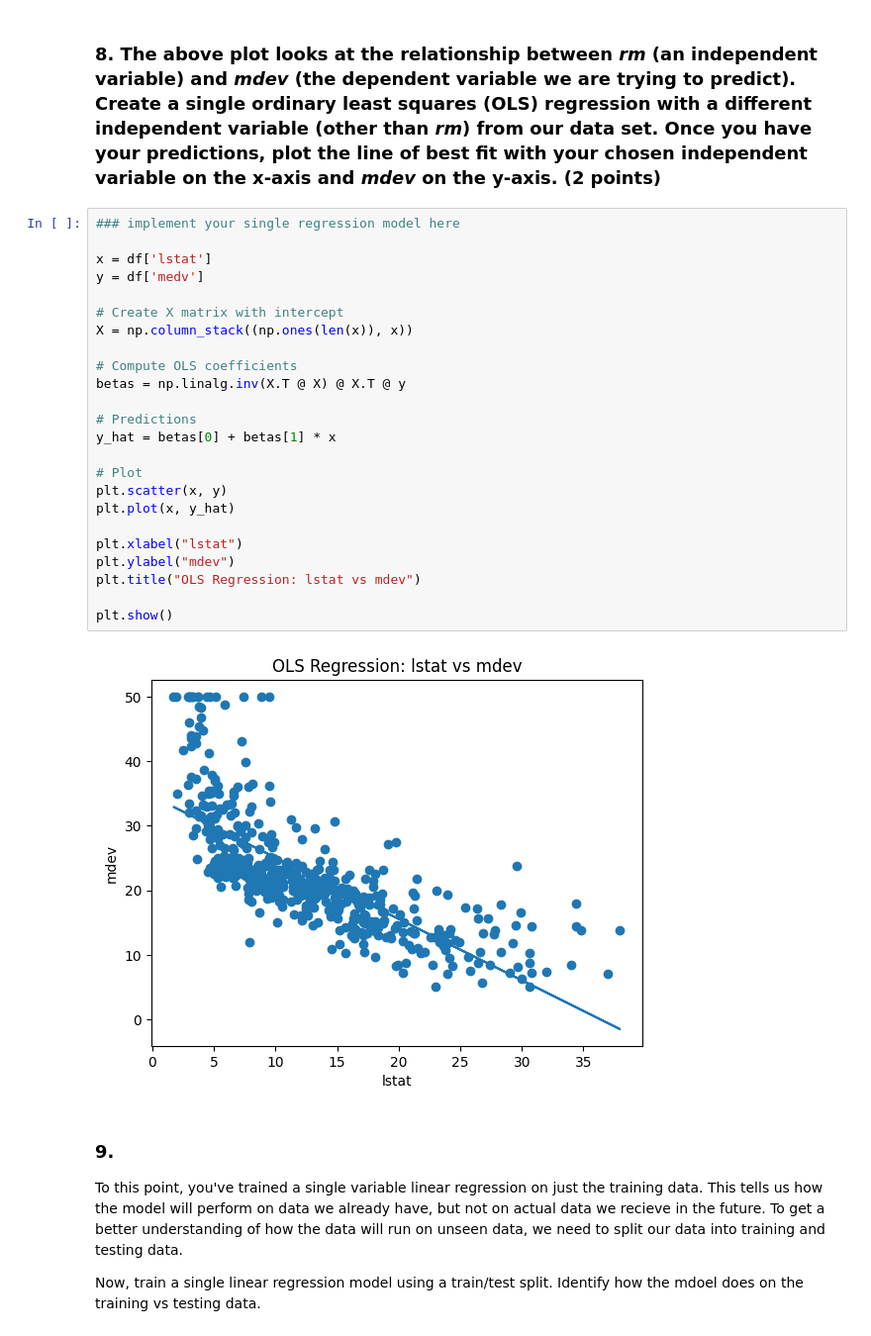
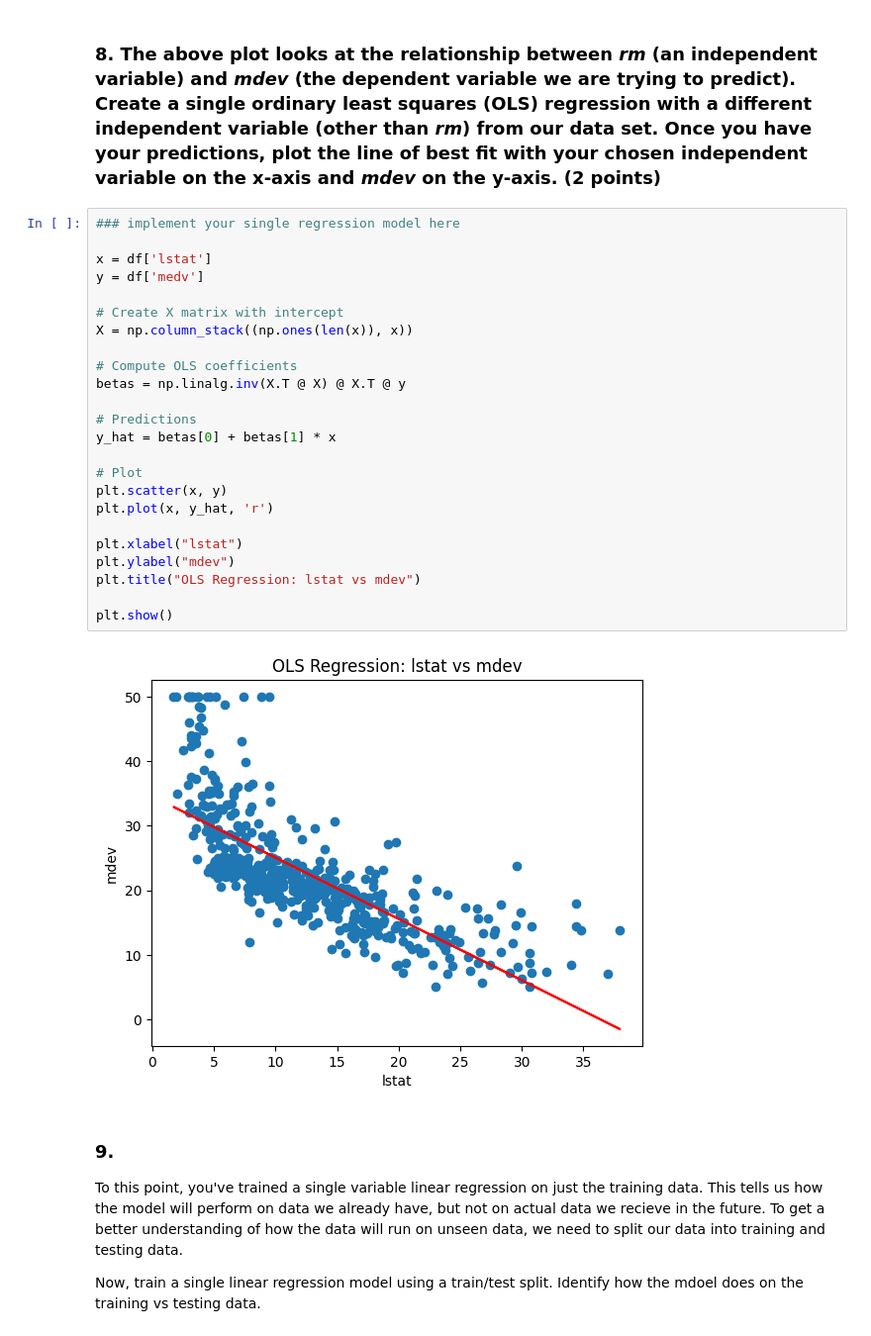
Before and after one commit to james-torgerson/DS_3025_project_2, a Jupyter notebook: project2_studentcopy.ipynb, the cells around one changed output. Shown at 99% size. Drawn from its saved outputs; the diff is of its cells as text.

```diff
--- a/project2_studentcopy.ipynb
+++ b/project2_studentcopy.ipynb
@@ -404,29 +383,29 @@ plt.show()
 # %%
 ### implement your single regression model here
 
 x = df['lstat']
 y = df['medv']
 
 # Create X matrix with intercept
 X = np.column_stack((np.ones(len(x)), x))
 
 # Compute OLS coefficients
 betas = np.linalg.inv(X.T @ X) @ X.T @ y
 
 # Predictions
 y_hat = betas[0] + betas[1] * x
 
 # Plot
 plt.scatter(x, y)
-plt.plot(x, y_hat)
+plt.plot(x, y_hat, 'r')
 
 plt.xlabel("lstat")
 plt.ylabel("mdev")
 plt.title("OLS Regression: lstat vs mdev")
 
 plt.show()
 # %% [output]
-[figure, old version]
+[figure, new version]
 # %% [markdown]
 ### 9.
 To this point, you've trained a single variable linear regression on just the training data. This tells us how the model will perform on data we already have, but not on actual data we recieve in the future. To get a better understanding of how the data will run on unseen data, we need to split our data into training and testing data.
```
Also changed, not shown: parts of 9 cells of this notebook.
